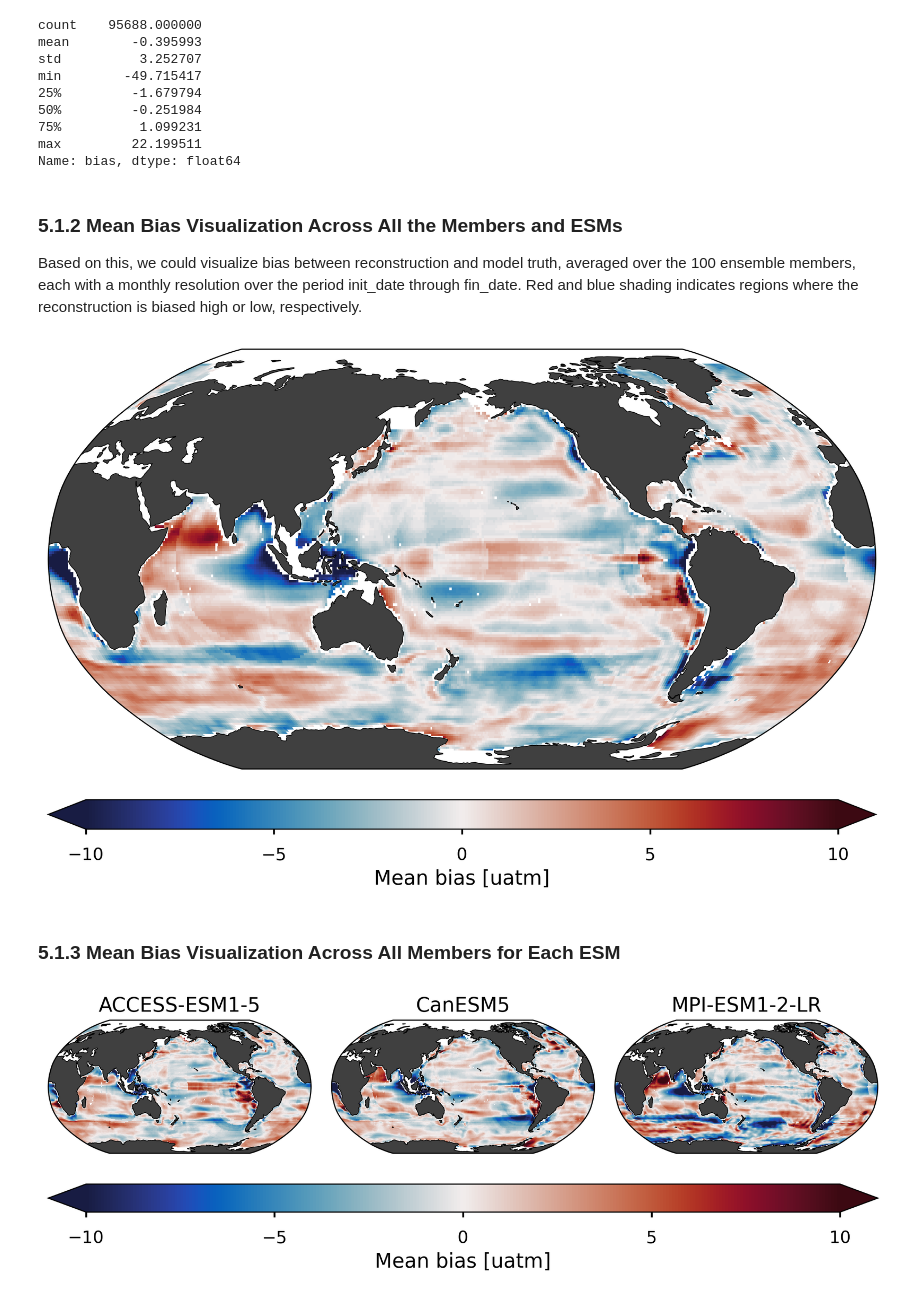
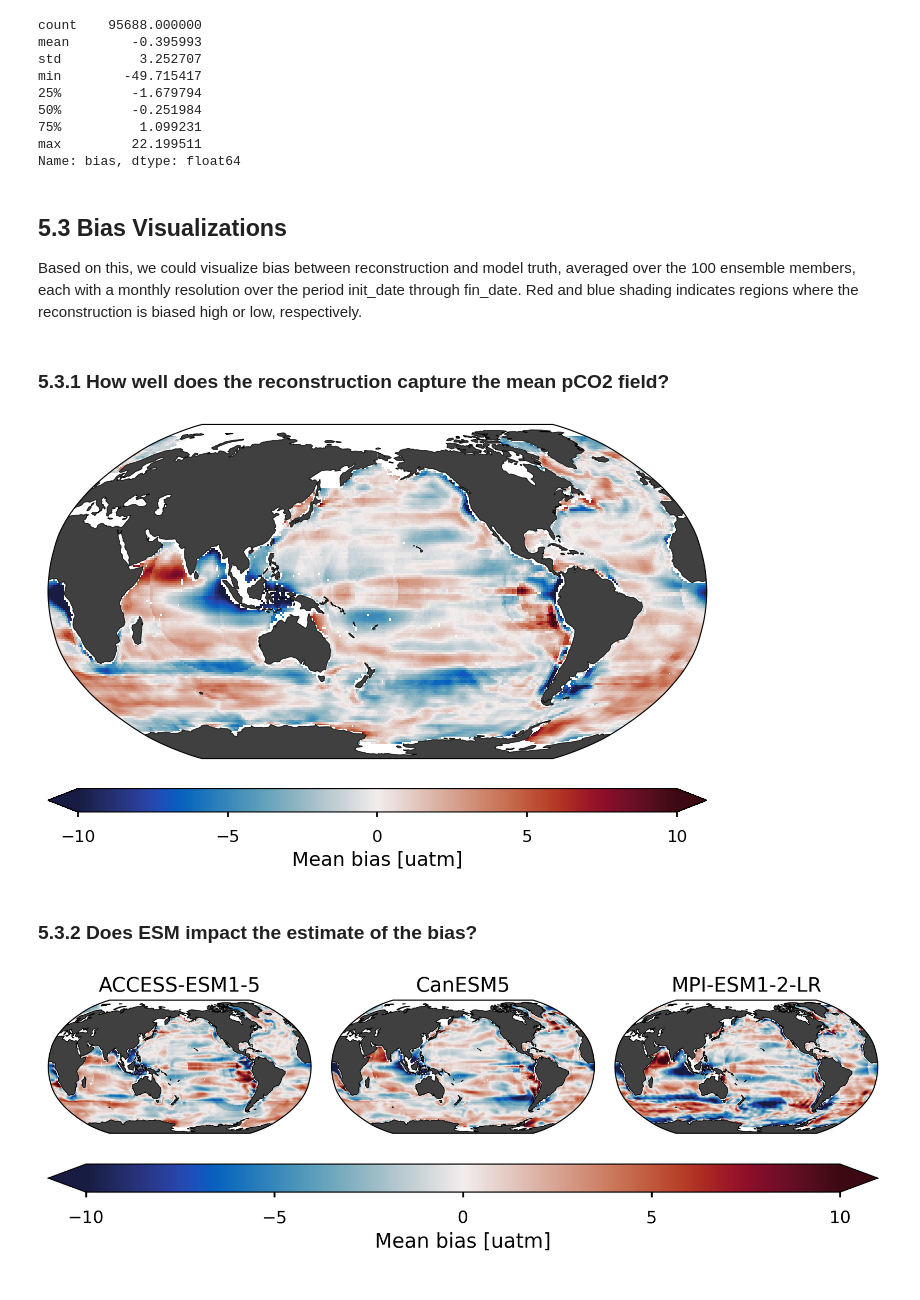
Before and after one commit to Mukkke/leap-project3, a Jupyter notebook: notebooks/Project3_Starter.ipynb, the cells around one changed output. Drawn from its saved outputs; the diff is of its cells as text; code cells hidden in the pictures.

```diff
--- a/notebooks/Project3_Starter.ipynb
+++ b/notebooks/Project3_Starter.ipynb
@@ -85,0 +104,24 @@ fin_date = str(dates[-1].year) + format(dates[-1].month,'02d')
+# %%
+non_zero_counts = (socat_mask_data.socat_mask != 0).sum(dim="time")
+plot_style = "seaborn-v0_8-talk"
+
+with plt.style.context(plot_style):
+    fig = plt.figure(figsize=(8.5, 11)) # fig = plt.figure(dpi=300)
+    worldmap = SpatialMap2(fig=fig, region='world',
+                   cbar_mode='each',
+                   colorbar=True,
+                   cbar_location='bottom',
+                   nrows_ncols=[1,1])
+
+    vrange = [0, 48, 6]
+    cmap = cm.cm.rain
+    data = xr_add_cyclic_point(non_zero_counts, cyclic_coord='xlon')
+    data = data.assign_coords(xlon=(((data.xlon + 180) % 360) ))
+    sub = worldmap.add_plot(lon=data['xlon'], lat=data['ylat'], data=data,
+                      vrange=vrange[0:2], cmap=cmap, ax=0, linewidth_coast=0.5)
+
+    col = worldmap.add_colorbar(sub, ax=0,extend='max')
+    worldmap.set_cbar_xlabel(col, 'Number of months with data', fontsize=14)
+    worldmap.set_ticks(col, vrange[0], vrange[1], vrange[2])
+    col.ax.tick_params(labelsize=12)
+    plt.show()
@@ -380,7 +426,7 @@ with plt.style.context(plot_style):
     worldmap.set_cbar_ylabel(colorbar, cbar_title, fontsize=12)
 
     # Add title
-    worldmap.set_title("SOCAT Masked pCO₂ Data for 2021-01", ax=0, fontsize=14)
+    worldmap.set_title("SOCAT Masked pCO₂ model output for 2021-01", ax=0, fontsize=14)
 
     plt.show()
 # %% [output]
@@ -787,38 +885,40 @@ min        -49.715417
 max         22.199511
 Name: bias, dtype: float64
 # %% [markdown]
-### 5.1.2 Mean Bias Visualization Across All the Members and ESMs
+## 5.3 Bias Visualizations
 Based on this, we could visualize bias between reconstruction and model truth, averaged over the 100 ensemble members, each with a
 monthly resolution over the period init_date through fin_date. Red and blue shading indicates regions where the reconstruction is biased high or low, respectively.
+# %% [markdown]
+### 5.3.1 How well does the reconstruction capture the mean pCO2 field?
 # %%
 plot_style = "seaborn-v0_8-talk"
 
 with plt.style.context(plot_style):
-    fig = plt.figure(dpi=300)
+    fig = plt.figure(figsize=(8.5, 11)) # fig = plt.figure(dpi=300)
     worldmap = SpatialMap2(fig=fig, region='world',
                            cbar_mode='single',
                            colorbar=True,
                            cbar_location='bottom',
                            nrows_ncols=[1,1])
     vrange = [-10, 10, 5]
     cmap = cm.cm.balance
 
     data = (ds_eval['bias'] * 1).mean('ens').mean('member').mean('time')
     data = data.roll(xlon=len(data.xlon) // 2, roll_coords=True)
 
     data = xr_add_cyclic_point(data, cyclic_coord='xlon')
     sub = worldmap.add_plot(lon=data['xlon'], lat=data['ylat'], data=data,
                             vrange=vrange[0:2], cmap=cm.cm.balance, ax=0, linewidth_coast=0.5)
 
     col = worldmap.add_colorbar(sub, ax=0, extend='both')
     worldmap.set_cbar_xlabel(col, 'Mean bias [uatm]', fontsize=14)
     worldmap.set_ticks(col, vrange[0], vrange[1], vrange[2])
     col.ax.tick_params(labelsize=12)
     plt.show()
 # %% [output]
-[figure, old version]
+[figure, new version]
 # %% [markdown]
-### 5.1.3 Mean Bias Visualization Across All Members for Each ESM
+### 5.3.2 Does ESM impact the estimate of the bias?
 # %%
 plot_style = "seaborn-v0_8-talk"
 ensemble_means = ds_eval['bias'].mean(dim=['member', 'time'])
```
Also changed, not shown: parts of 43 cells of this notebook, 2 other files.
